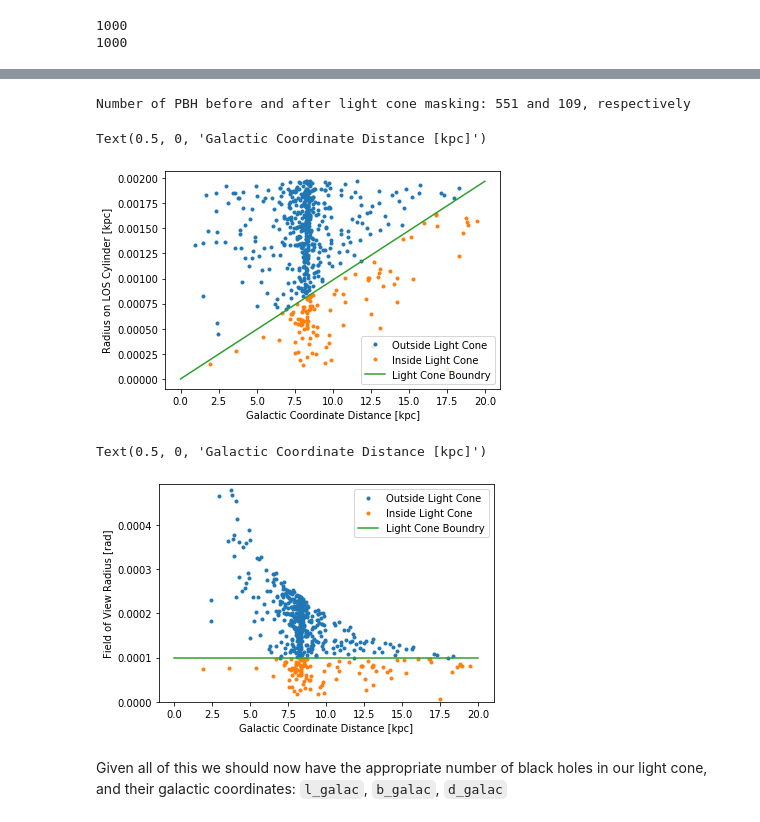
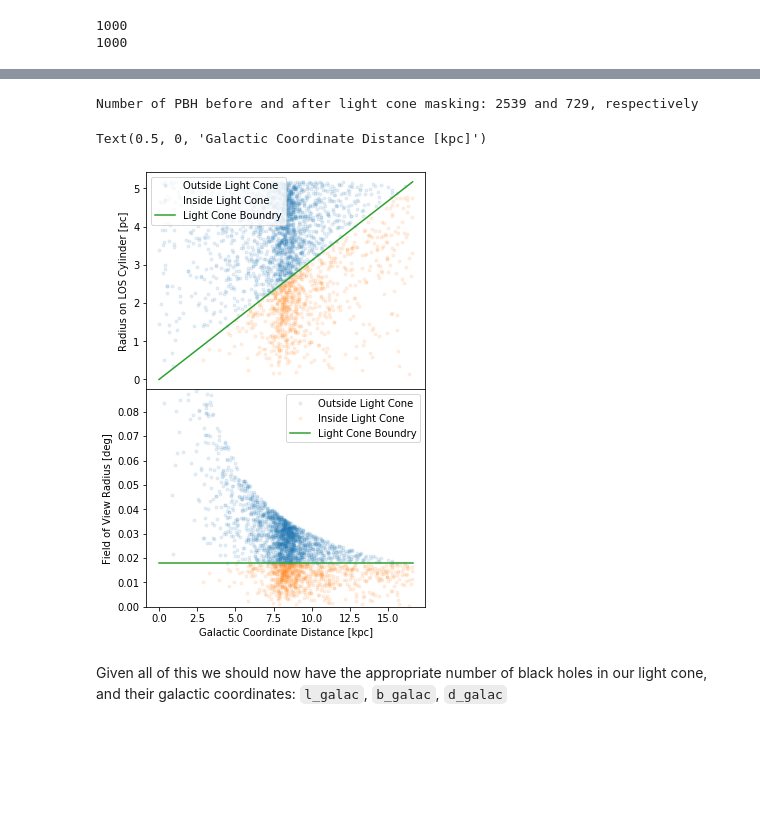
Before and after one commit to jluastro/PopSyCLE, a Jupyter notebook: devel/cone density sampler.ipynb, the cells around one changed output, grey strips where cells are left out. Drawn from its saved outputs; the diff is of its cells as text; code cells hidden in the pictures; blank space fills up the shorter version.

Commit message:
Refined the diagnostic plots and changes to comparison parameters
The parameter were set to match parameters of a recent run of
Kerianne's with the previous version of the code.

```diff
--- a/devel/cone density sampler.ipynb
+++ b/devel/cone density sampler.ipynb
@@ -29,9 +29,9 @@ h = 70 #km/(s*Mpc)
 # l = float(ebf_log['longitude'])
 # surveyArea = float(ebf_log['surveyArea'])
 # just hard coding some number for testing purposes
-b = 0.5 * np.pi / 180 # rad
-l = -0.5 * np.pi / 180 # rad
-surveyArea = 0.0001 # deg**2
+b = 1.25 * np.pi / 180 # rad
+l = -2.64 * np.pi / 180 # rad
+surveyArea = 0.001 # deg**2
 # %%
 #Calculate the size of the field of view we are running
 field_of_view_radius = (surveyArea/np.pi)**(1/2) # deg
@@ -57,7 +57,7 @@ def rho_dmhalo(r, rho_0=0.0106, r_s=19, gamma=1):
 # %%
 # Maximum line of sight distance to consider for PBH injection
 # heliocentric coordinate radius [units: kpc]
-r_h_max = 20
+r_h_max = 16.6
 # %%
 # Generate an array of heliocentric radii
 # These radii will just be used to numerically integrate the density
@@ -294,34 +297,38 @@ mask = r_cyl <= r_proj_los_cyl * d_galac / r_h_max
 # %%
 print('Number of PBH before and after light cone masking: {0} and {1}, respectively'.format(n_pbh, np.sum(mask)))
 # %% [output]
-Number of PBH before and after light cone masking: 551 and 109, respectively
+Number of PBH before and after light cone masking: 2539 and 729, respectively
-# %%
-plt.plot(d_galac[~mask], r_cyl[~mask], '.', label='Outside Light Cone')
-plt.plot(d_galac[mask], r_cyl[mask], '.', label='Inside Light Cone')
-plt.plot((0,r_h_max), (0, field_of_view_radius * np.pi / 180 * r_h_max), label='Light Cone Boundry')
-plt.legend(loc='best')
-plt.ylabel('Radius on LOS Cylinder [kpc]')
-plt.xlabel('Galactic Coordinate Distance [kpc]')
-# %% [output]
-Text(0.5, 0, 'Galactic Coordinate Distance [kpc]')
-[figure, removed]
 # %%
 # Assuming small angle approximation
 b_galac = r_cyl * np.sin(theta) / d_galac + b # rad
 l_galac = r_cyl * np.cos(theta) / np.cos(b) / d_galac + l # rad
 # %%
-plt.plot(d_galac[~mask], np.sqrt((l_galac[~mask] - l)**2 +
-                                 (b_galac[~mask] - b)**2), '.', label='Outside Light Cone' )
-plt.plot(d_galac[mask], np.sqrt((l_galac[mask] - l)**2 +
-                                (b_galac[mask] - b)**2), '.', label='Inside Light Cone')
-plt.plot((0,r_h_max),
-         (field_of_view_radius * np.pi / 180, field_of_view_radius* np.pi / 180), label='Light Cone Boundry')
-plt.ylim(0,5*field_of_view_radius * np.pi / 180)
-plt.legend(loc='best')
-plt.ylabel('Field of View Radius [rad]')
-plt.xlabel('Galactic Coordinate Distance [kpc]')
+fig, (ax1, ax2) = plt.subplots(2, 1, figsize=(5,8),
+                               sharex=True, gridspec_kw={'hspace': 0})
+ax1.plot(d_galac[~mask], r_cyl[~mask] * 1000,
+         '.', alpha=0.1, label='Outside Light Cone')
+ax1.plot(d_galac[mask], r_cyl[mask] * 1000,
+         '.', alpha=0.1, label='Inside Light Cone')
+ax1.plot((0,r_h_max),
+         (0, field_of_view_radius * np.pi / 180 * r_h_max *1000),
+         label='Light Cone Boundry')
+ax1.legend(loc='upper left')
+ax1.set_ylabel('Radius on LOS Cylinder [pc]')
+
+ax2.plot(d_galac[~mask], np.sqrt((l_galac[~mask] - l)**2 +
+                                 (b_galac[~mask] - b)**2) * 180/np.pi,
+         '.', alpha=0.1, label='Outside Light Cone' )
+ax2.plot(d_galac[mask], np.sqrt((l_galac[mask] - l)**2 +
+                                (b_galac[mask] - b)**2) * 180/np.pi,
+         '.', alpha=0.1, label='Inside Light Cone')
+ax2.plot((0,r_h_max),
+         (field_of_view_radius, field_of_view_radius), label='Light Cone Boundry')
+ax2.set_ylim(0,5*field_of_view_radius)
+ax2.legend(loc='best')
+ax2.set_ylabel('Field of View Radius [deg]')
+ax2.set_xlabel('Galactic Coordinate Distance [kpc]')
 # %% [output]
 Text(0.5, 0, 'Galactic Coordinate Distance [kpc]')
-[figure, old version]
+[figure, new version]
 # %% [markdown]
 Given all of this we should now have the appropriate number of black holes in our light cone, and their galactic coordinates: `l_galac`, `b_galac`, `d_galac`
```
Also changed, not shown: parts of 22 cells of this notebook.
